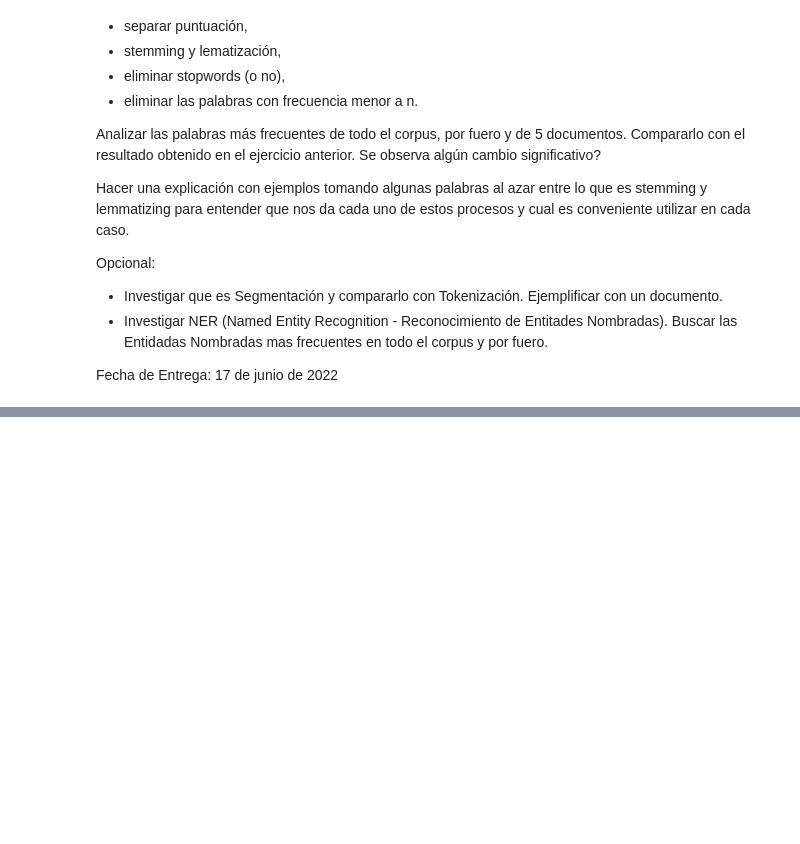
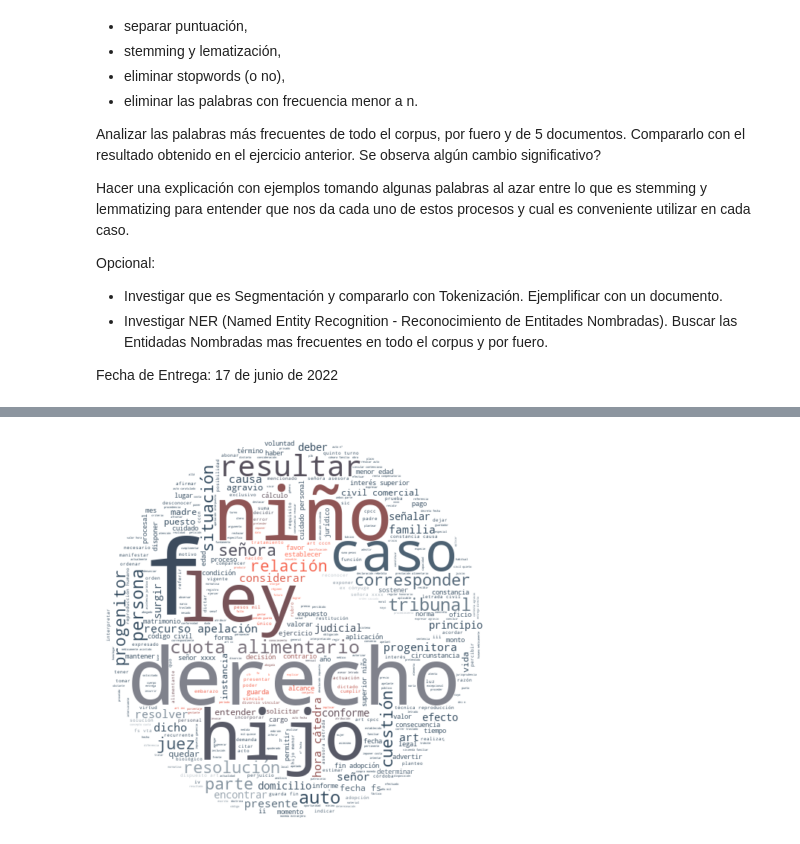
Before and after one commit to adrian-alejandro/Busqueda-y-Recomendacion-para-Textos-Legales-Mentoria-2022, a Jupyter notebook: Practico 2 - Analisis y Curacion de Datos.ipynb, the cells around one changed output, grey strips where cells are left out. Cells and saved outputs as stored; diff of their text form; code cells hidden in the pictures; blank space fills up the shorter version.

```diff
--- a/Practico 2 - Analisis y Curacion de Datos.ipynb
+++ b/Practico 2 - Analisis y Curacion de Datos.ipynb
@@ -36,0 +361,7 @@ Fecha de Entrega: 17 de junio de 2022
+# %%
+img_name = "legal-icon-png"
+output_name = f"img/{img_name}_wordcloud_practico_2_ALL.png"
+
+generar_wordcloud(img_name, STOPWORDS_ES, palabras, output_name)
+# %% [output]
+[figure, added]
```
Also changed, not shown: parts of 14 cells of this notebook, 5 other files.
